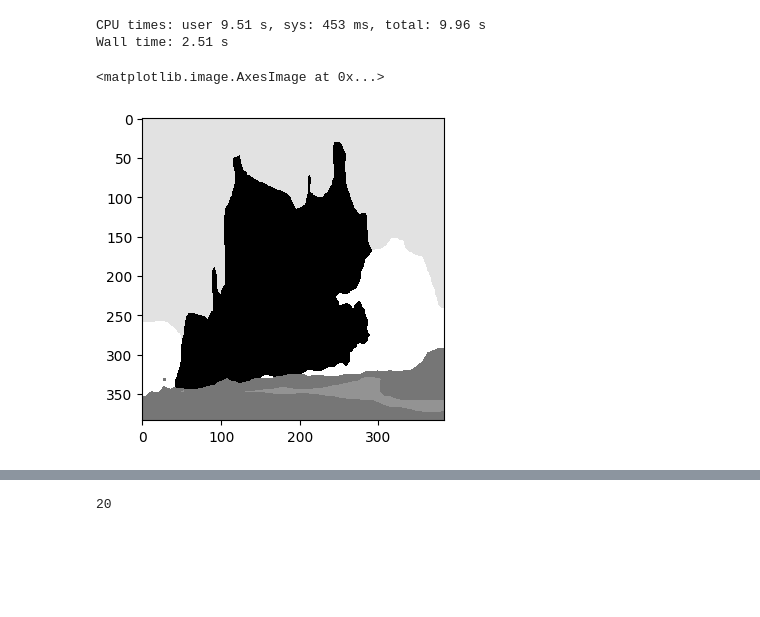
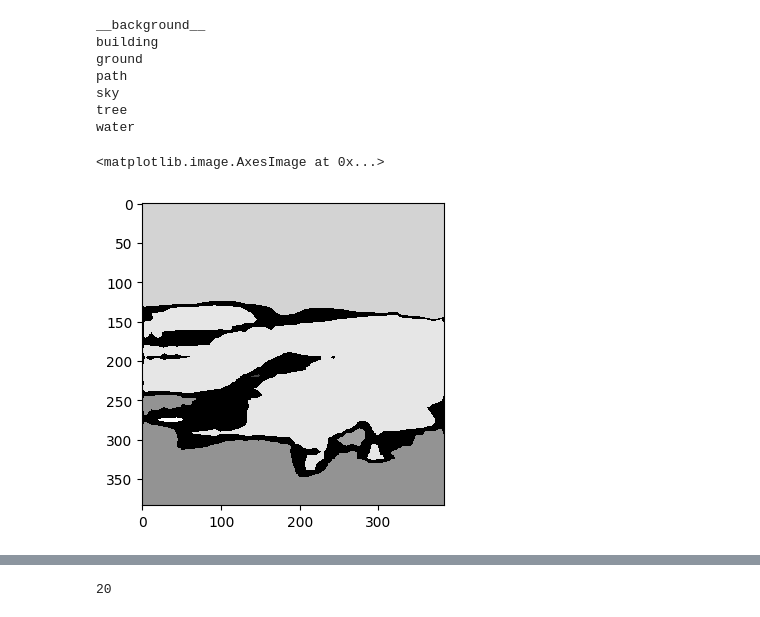
Before and after one commit to danilons/imret, a Jupyter notebook: notebooks/CompleteExample.ipynb, the cells around one changed output, grey strips where cells are left out. Drawn from its saved outputs; the diff is of its cells as text; code cells hidden in the pictures; blank space fills up the shorter version.

```diff
--- a/notebooks/CompleteExample.ipynb
+++ b/notebooks/CompleteExample.ipynb
@@ -30,0 +71,21 @@ plt.imshow(palette)
+# %%
+size = (384, 384)
+def create_label(scale, ground_truth, rgb=True):
+    if rgb:
+        label = np.zeros((w, h, 3), dtype=np.uint8)
+    else:
+        label = np.zeros((w, h), dtype=np.uint8)
+
+    for (classname, contour) in ground_truth.items():
+        try:
+            color = net.color_palette[classname] if rgb else net.color_palette.class_id(classname)
+            print(classname, color)
+        except ValueError:
+            continue
+
+        cnt = contour * scale
+        cv2.drawContours(label, [cnt.astype(np.int32)], -1, color, -1)
+    return label
+# %%
+image = dset.get_im_array('w_wheelhouse_wheelhouse_000016.jpg', True)
+plt.imshow(image)
@@ -30,0 +95,9 @@ plt.imshow(palette)
+# %%
+w, h = size
+w1, h1 = image.shape[:2]
+fy = w / float(w1)
+fx = h / float(h1)
+scale = np.array([fx, fy])
+# %%
+label = create_label(scale, dset.ground_truth('w_wheelhouse_wheelhouse_000016.jpg'), rgb=False)
+plt.imshow(label)
@@ -50,8 +141,15 @@ True
 # %%
-%time segmented = net.segmentation(image, return_paletted=False)
+segmented = net.segmentation(image, return_paletted=False, threshold=0.9)
+for label in np.unique(segmented):
+    print net.color_palette.get_name(label)
 plt.imshow(segmented, cmap='gray')
 # %% [output]
-CPU times: user 9.51 s, sys: 453 ms, total: 9.96 s
-Wall time: 2.51 s
+__background__
+building
+ground
+path
+sky
+tree
+water
 <matplotlib.image.AxesImage at 0x...>
-[figure, old version]
+[figure, new version]
```
Also changed, not shown: parts of 34 cells of this notebook, 14 other files.
